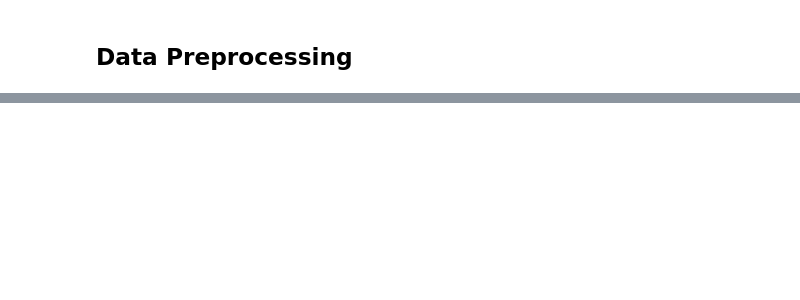
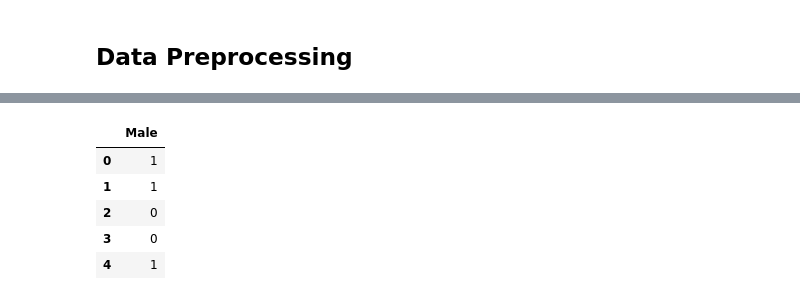
Before and after one commit to harunaOseni/suv-pj, a Jupyter notebook: suv_midterm_project.ipynb, the cells around one changed output, grey strips where cells are left out. Drawn from its saved outputs; the diff is of its cells as text; code cells hidden in the pictures; blank space fills up the shorter version.

```diff
--- a/suv_midterm_project.ipynb
+++ b/suv_midterm_project.ipynb
@@ -177,0 +241,9 @@ sns.heatmap(suv.corr(), annot=True, vmin=-1, cmap='Spectral')
+# %%
+suv1.head()
+# %% [output]
+|  | Male |
+| 0 | 1 |
+| 1 | 1 |
+| 2 | 0 |
+| 3 | 0 |
+| 4 | 1 |
```
Also changed, not shown: parts of 27 cells of this notebook.
